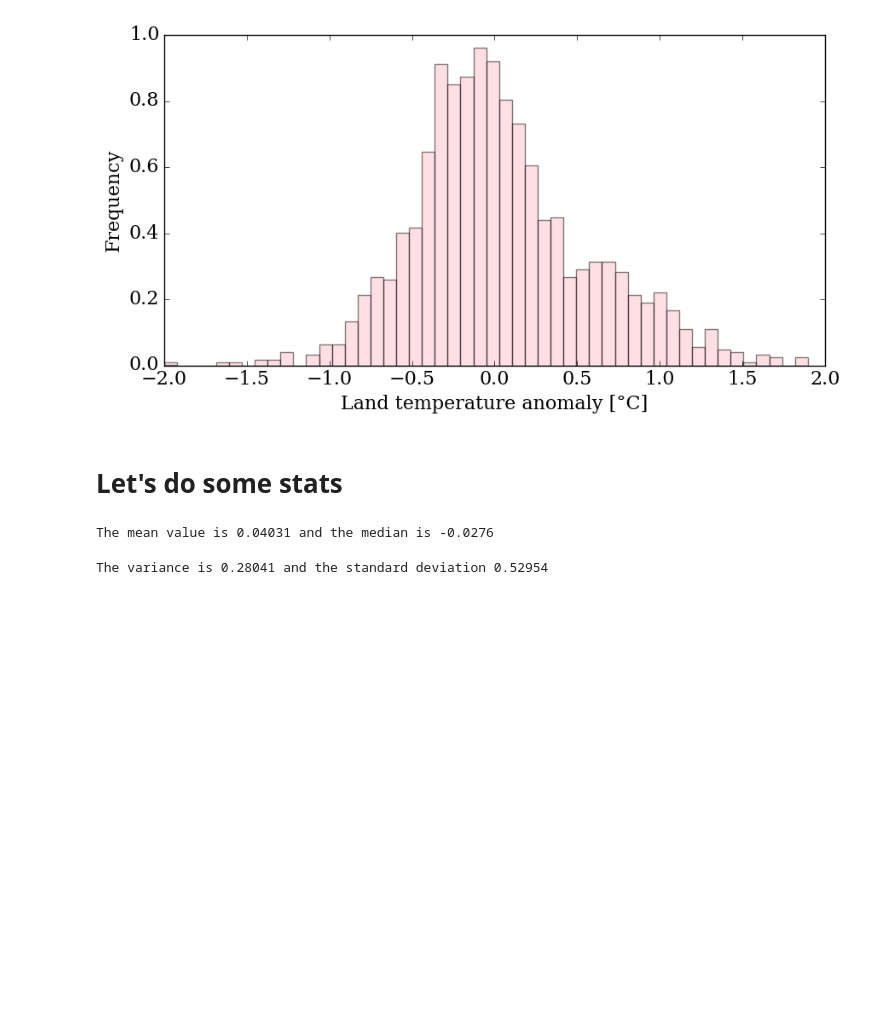
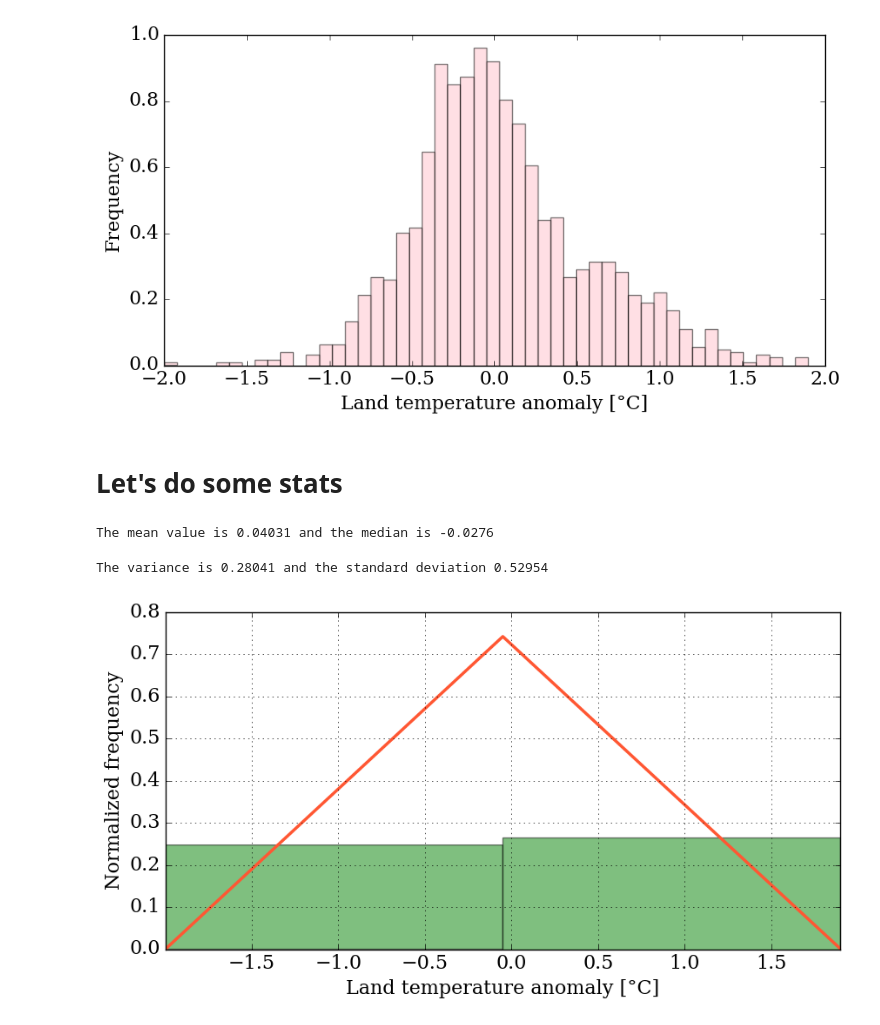
Before and after one commit to MilanUngerer/notebook, a Jupyter notebook: The_python_scientific_stack.ipynb, the cells around one changed output. Saved outputs shown, nothing was run; the diff lists cells and outputs as text; code cells hidden in the pictures; blank space fills up the shorter version.

```diff
--- a/The_python_scientific_stack.ipynb
+++ b/The_python_scientific_stack.ipynb
@@ -118,0 +121,13 @@ The variance is 0.28041 and the standard deviation 0.52954
+# %%
+bins = np.linspace(min(T_land[:,1]), max(T_land[:,1]), 3)
+
+pyplot.figure(figsize=(10,5))
+pyplot.hist(T_land[:,1], bins, normed=True, facecolor='g', alpha=0.5)
+pyplot.plot(bins, stats.norm.pdf(bins, mean_T, sigma_T),
+            color='#ff5733', ls='-', lw=2.5)
+pyplot.xlim(min(T_land[:,1]), max(T_land[:,1]))
+pyplot.xlabel('Land temperature anomaly [°C]')
+pyplot.ylabel('Normalized frequency')
+pyplot.grid();
+# %% [output]
+[figure, added]
```
Also changed, not shown: parts of 1 cell of this notebook.
